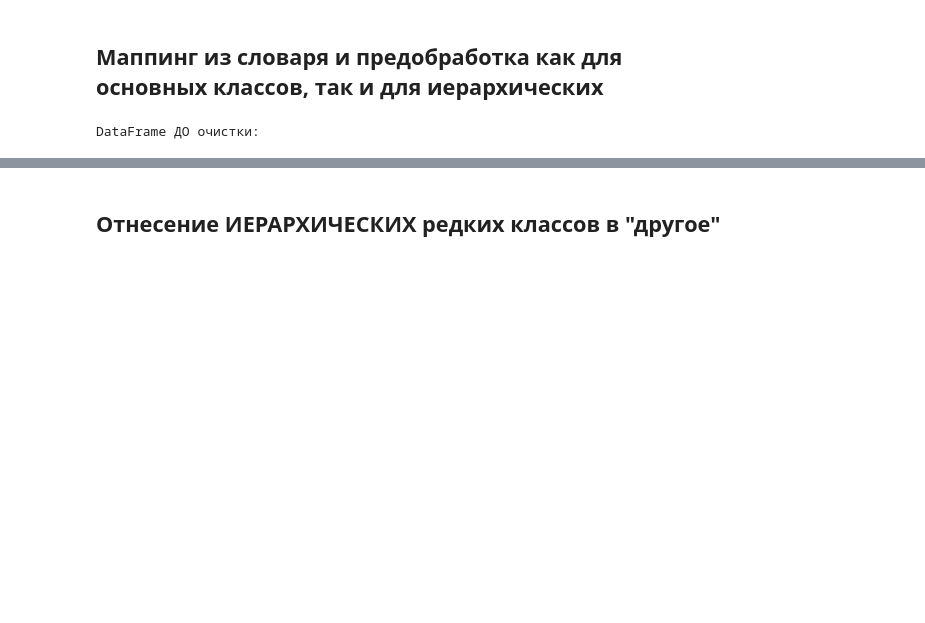
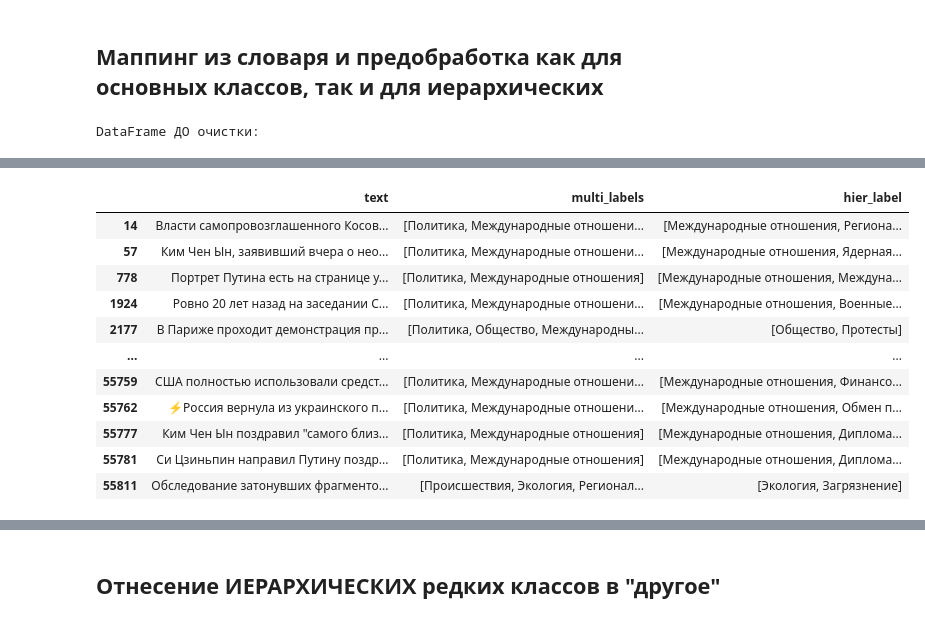
Before and after one commit to maxlyara1/ikanam_news, a Jupyter notebook: notebooks/train_dataset_getting.ipynb, the cells around one changed output, grey strips where cells are left out. Saved outputs shown, nothing was run; the diff lists cells and outputs as text; code cells hidden in the pictures; blank space fills up the shorter version.

```diff
--- a/notebooks/train_dataset_getting.ipynb
+++ b/notebooks/train_dataset_getting.ipynb
@@ -284,8 +515,6 @@ for labels, count in hier_label_counts.most_common(10000):
 # %% [markdown]
 ## Маппинг из словаря и предобработка как для основных классов, так и для иерархических
 # %%
-# df_filtered = pd.read_pickle("processed_news_partial.pkl")
-
 # 0. Определяем "правильные" основные темы из вашего промпта
 VALID_MAIN_LABELS = set([
     "Политика",
@@ -309,9 +538,9 @@ VALID_MAIN_LABELS = set([
 RENAME_MAP = {
     "Regиональные новости": "Региональные новости",
     "Regionales": "Региональные новости",
-    "Военные действия": None,
-    "Транспорт": None,
-    "Tранспорт": None,
+    # "Военные действия": None,
+    # "Транспорт": None,
+    # "Tранспорт": None,
     "Наука": "Технологии",
     "Правосудие": "Общество",
     "Медиа": "Общество",
@@ -342,24 +571,21 @@ def clean_and_normalize_labels_inplace(df: pd.DataFrame) -> None:
         print("Ошибка: DataFrame должен содержать колонки 'multi_labels' и 'hier_label'.")
         return
 
-    # Гарантируем, что колонки содержат списки и имеют тип object
-    df['multi_labels'] = df['multi_labels'].apply(lambda x: x if isinstance(x, list) else [])
-    df['hier_label'] = df['hier_label'].apply(lambda x: x if (isinstance(x, list) and len(x) == 2) else [None, None])
-    df['multi_labels'] = df['multi_labels'].astype(object)
-    df['hier_label'] = df['hier_label'].astype(object)
-
     processed_rows = 0
     total_rows = len(df)
 
     for index, row in df.iterrows():
-        multi_labels_original = list(row['multi_labels'])
-        hier_label_original = list(row['hier_label'])
+        # Ensure labels are stripped of leading/trailing whitespace for accurate matching
+        multi_labels_original = [str(item).strip() for item in row['multi_labels'] if item is not None]
+        hier_label_original = [str(item).strip() if item is not None else None for item in row['hier_label']]
 
         cleaned_multi = []
-        first_original_main_label = multi_labels_original[0] if multi_labels_original else None
 
         # 1. Очистка multi_labels
         for label in multi_labels_original:
+            if not label: # Skip empty strings resulting from stripping
+                continue
+
             if label in VALID_MAIN_LABELS:
                 if label not in cleaned_multi: # Добавляем только уникальные
                     cleaned_multi.append(label)
@@ -371,31 +597,28 @@ def clean_and_normalize_labels_inplace(df: pd.DataFrame) -> None:
 
         df.at[index, 'multi_labels'] = cleaned_multi[:3] # Ограничиваем до 3-х и сохраняем
 
-        # 2. Обновление hier_label на основе очищенных multi_labels
+        # 2. Обновление hier_label
         current_first_main_after_cleaning = df.at[index, 'multi_labels'][0] if df.at[index, 'multi_labels'] else None
 
-        # Если hier_label был основан на исходной первой теме multi_labels
-        if hier_label_original[0] == first_original_main_label:
-            # Если исходная первая тема была "неправильной" и была обработана (переименована или удалена)
-            if first_original_main_label not in VALID_MAIN_LABELS and first_original_main_label in RENAME_MAP:
-                mapped_value = RENAME_MAP[first_original_main_label]
-                if mapped_value:
-                    df.at[index, 'hier_label'] = [mapped_value, hier_label_original[1]]
-                else:
-                    df.at[index, 'hier_label'] = [current_first_main_after_cleaning, hier_label_original[1] if current_first_main_after_cleaning else None]
-            # Если исходная первая тема была валидной, но после очистки multi_labels первая тема изменилась
-            # (например, из-за удаления дубликата, который был первым)
-            # или если hier_label[0] просто не совпадает с текущей первой основной темой
-            elif current_first_main_after_cleaning != hier_label_original[0]:
-                 df.at[index, 'hier_label'] = [current_first_main_after_cleaning, hier_label_original[1] if current_first_main_after_cleaning else None]
-        # Если hier_label[0] изначально был None или не связан с первой темой multi_labels,
-        # но теперь у нас есть валидная первая тема в multi_labels
-        elif current_first_main_after_cleaning and hier_label_original[0] != current_first_main_after_cleaning :
-            df.at[index, 'hier_label'] = [current_first_main_after_cleaning, hier_label_original[1] if current_first_main_after_cleaning else None]
+        new_hier_main_label = None
+        original_hier_main_label = hier_label_original[0] if hier_label_original else None
+        original_hier_sub_label = hier_label_original[1] if hier_label_original and len(hier_label_original) > 1 else None
 
-        # Финальная проверка: если первая тема в hier_label стала None, то и подтема должна быть None
-        if df.at[index, 'hier_label'][0] is None:
-            df.at[index, 'hier_label'] = [None, None]
+        if original_hier_main_label: # If there was an original main label
+            if original_hier_main_label in VALID_MAIN_LABELS:
+                new_hier_main_label = original_hier_main_label
+            elif original_hier_main_label in RENAME_MAP:
+                new_hier_main_label = RENAME_MAP[original_hier_main_label]
+            # If original_hier_main_label is not valid and not remapped, it implicitly becomes None here.
+
+        # If hier_label[0] became None or was None, but multi_labels[0] is valid, use it
+        if new_hier_main_label is None and current_first_main_after_cleaning:
+            new_hier_main_label = current_first_main_after_cleaning
+
+        # Preserve the sub-label only if a main label is established
+        new_hier_sub_label = original_hier_sub_label if new_hier_main_label else None
+
+        df.at[index, 'hier_label'] = [new_hier_main_label, new_hier_sub_label]
 
         processed_rows += 1
         if processed_rows % 5000 == 0:
@@ -404,20 +627,14 @@ def clean_and_normalize_labels_inplace(df: pd.DataFrame) -> None:
     print(f"Очистка и нормализация меток завершена для {total_rows} строк.")
 
 
-# --- Начало работы с DataFrame ---
-# Убедимся, что колонки имеют тип object для хранения списков
-df_filtered['multi_labels'] = df_filtered['multi_labels'].astype(object)
-df_filtered['hier_label'] = df_filtered['hier_label'].astype(object)
-
-
 print("DataFrame ДО очистки:")
-display(df_filtered.head(10))
+display(df_filtered)
 
 # 2. Применяем функцию очистки
 clean_and_normalize_labels_inplace(df_filtered)
 
 print("\nDataFrame ПОСЛЕ очистки:")
-display(df_filtered.head(10))
+display(df_filtered)
 
 # 3. Показываем строки, где первая тема multi_labels не соответствует первой теме hier_label
 #    (исключая случаи, когда одна из них или обе пусты/None)
@@ -434,6 +651,13 @@ for index, row in df_filtered.iterrows():
     elif (first_ml is not None and first_hl is None and ml): # есть multi, но hier[0] пуст
         mismatched_rows_indices.append(index)
 
+if mismatched_rows_indices:
+    print("\nСтроки, где первая тема multi_labels не соответствует первой теме hier_label (или hier_label пуст):")
+    display(df_filtered.loc[mismatched_rows_indices])
+    df_filtered = df_filtered.drop(mismatched_rows_indices).copy()
+else:
+    print("\nНет строк, где первая тема multi_labels не соответствует первой теме hier_label.")
+
 # 4. Для проверки, какие темы остались в multi_labels
 print("\nЧастота отдельных основных тем ПОСЛЕ ОЧИСТКИ:")
 all_single_labels_cleaned = []
@@ -490,0 +713,12 @@ DataFrame ПОСЛЕ очистки:
+|  | text | multi_labels | hier_label |
+| 14 | Власти самопровозглашенного Косов... | [Политика, Международные отношени... | [Международные отношения, Региона... |
+| 57 | Ким Чен Ын, заявивший вчера о нео... | [Политика, Международные отношени... | [Международные отношения, Ядерная... |
+| 778 | Портрет Путина есть на странице у... | [Политика, Международные отношения] | [Международные отношения, Междуна... |
+| 1924 | Ровно 20 лет назад на заседании С... | [Политика, Международные отношени... | [Международные отношения, Военные... |
+| 2177 | В Париже проходит демонстрация пр... | [Политика, Общество, Международны... | [Общество, Протесты] |
+| ... | ... | ... | ... |
+| 55759 | США полностью использовали средст... | [Политика, Международные отношени... | [Международные отношения, Финансо... |
+| 55762 | ⚡️Россия вернула из украинского п... | [Политика, Международные отношени... | [Международные отношения, Обмен п... |
+| 55777 | Ким Чен Ын поздравил "самого близ... | [Политика, Международные отношения] | [Международные отношения, Диплома... |
+| 55781 | Си Цзиньпин направил Путину поздр... | [Политика, Международные отношения] | [Международные отношения, Диплома... |
+| 55811 | Обследование затонувших фрагменто... | [Происшествия, Экология, Регионал... | [Экология, Загрязнение] |
```
Also changed, not shown: parts of 27 cells of this notebook, 3 other files.
